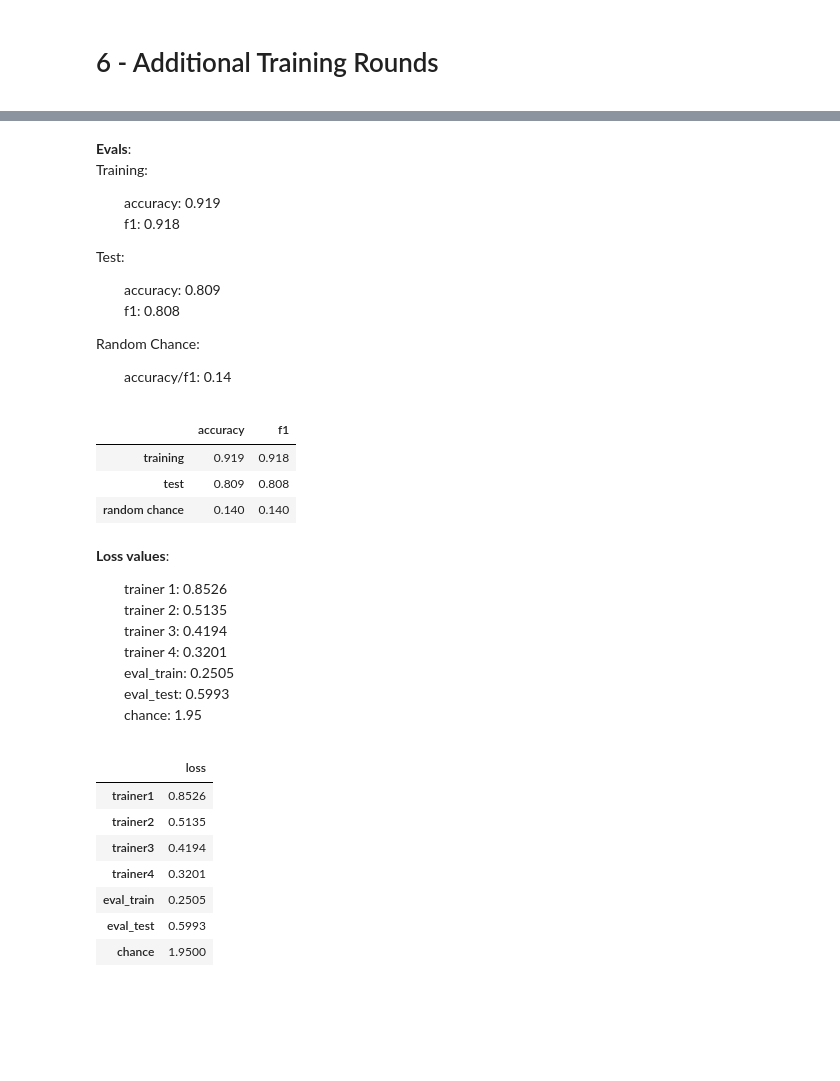
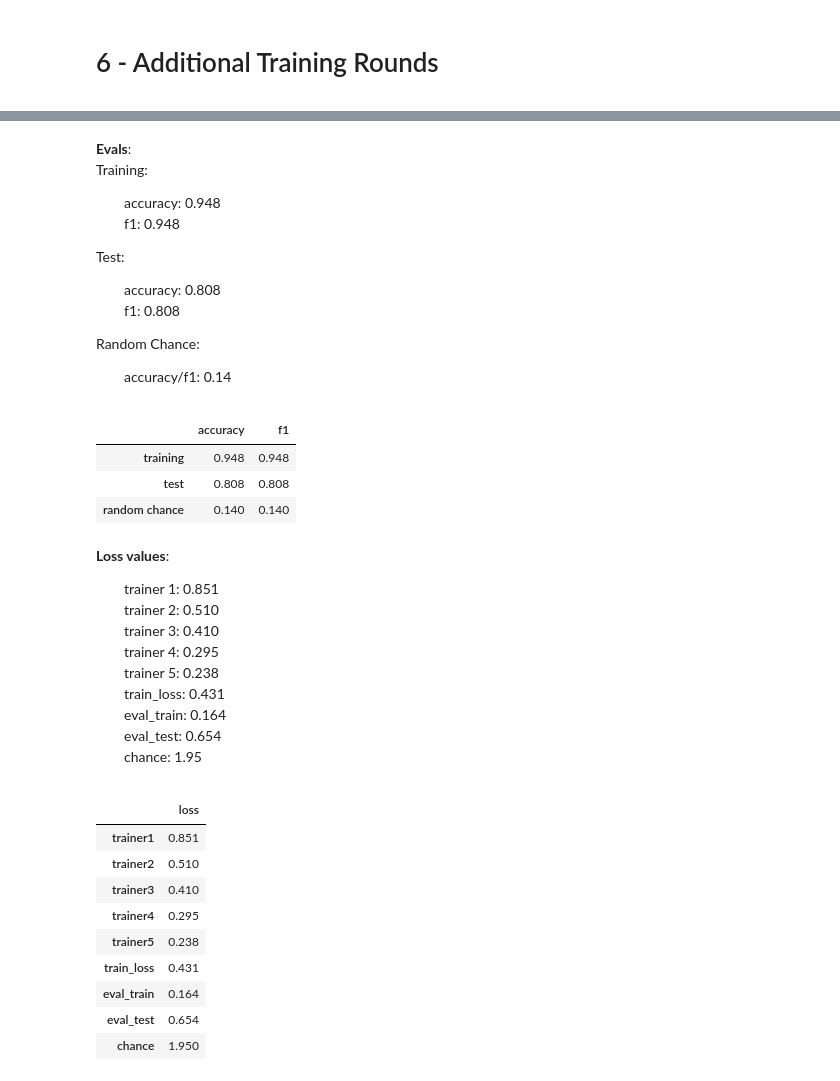
Before and after one commit to MeghanBarritt/llm-project, a Jupyter notebook: notebooks/6-Additional_Training_Rounds.ipynb, the cells around one changed output, grey strips where cells are left out. Drawn from its saved outputs; the diff is of its cells as text; code cells hidden in the pictures; blank space fills up the shorter version.

```diff
--- a/notebooks/6-Additional_Training_Rounds.ipynb
+++ b/notebooks/6-Additional_Training_Rounds.ipynb
@@ -150,43 +131,47 @@ plt.xticks([])
 # %% [markdown]
 **Evals**:<br>
 Training:<ul>
-accuracy: 0.919<br>
-f1: 0.918</ul>
+accuracy: 0.948<br>
+f1: 0.948</ul>
 
 Test:<ul>
-accuracy: 0.809<br>
+accuracy: 0.808<br>
 f1: 0.808</ul>
 
 Random Chance:<ul>
 accuracy/f1: 0.14
 # %%
-evals_7 = {'training':[0.919,0.918],'test':[0.809,0.808],'random chance':[0.14,0.14]}
+evals_7 = {'training':[0.948,0.948],'test':[0.808,0.808],'random chance':[0.14,0.14]}
 metrics_7 = pd.DataFrame.from_dict(evals_7,orient='index',columns=['accuracy','f1'])
 metrics_7
 # %% [output]
 |  | accuracy | f1 |
-| training | 0.919 | 0.918 |
-| test | 0.809 | 0.808 |
+| training | 0.948 | 0.948 |
+| test | 0.808 | 0.808 |
 | random chance | 0.140 | 0.140 |
 # %% [markdown]
 **Loss values**:<ul>
-trainer 1: 0.8526<br>
-trainer 2: 0.5135<br>
-trainer 3: 0.4194<br>
-trainer 4: 0.3201<br>
-eval_train: 0.2505<br>
-eval_test: 0.5993<br>
-chance: 1.95<br>
+trainer 1: 0.851<br>
+trainer 2: 0.510<br>
+trainer 3: 0.410<br>
+trainer 4: 0.295<br>
+trainer 5: 0.238<br>
+train_loss: 0.431<br>
+eval_train: 0.164<br>
+eval_test: 0.654<br>
+chance: 1.95
 # %%
-data_7 = {'trainer1':[0.8526],'trainer2':[0.5135],'trainer3':[0.4194],'trainer4':[0.3201],'eval_train':[0.2505],'eval_test':[0.5993],'chance':[1.95]}
-losses_7 = pd.DataFrame.from_dict(data_7,orient='index',columns=['loss'])
+values_7 = {'trainer1':[0.851],'trainer2':[0.510],'trainer3':[0.410],'trainer4':[0.295], 'trainer5':[0.238], 'train_loss':[0.431],'eval_train':[0.164],'eval_test':[0.654],'chance':[1.95]}
+losses_7 = pd.DataFrame.from_dict(values_7,orient='index',columns=['loss'])
 losses_7
 # %% [output]
 |  | loss |
-| trainer1 | 0.8526 |
-| trainer2 | 0.5135 |
-| trainer3 | 0.4194 |
-| trainer4 | 0.3201 |
-| eval_train | 0.2505 |
-| eval_test | 0.5993 |
-| chance | 1.9500 |
+| trainer1 | 0.851 |
+| trainer2 | 0.510 |
+| trainer3 | 0.410 |
+| trainer4 | 0.295 |
+| trainer5 | 0.238 |
+| train_loss | 0.431 |
+| eval_train | 0.164 |
+| eval_test | 0.654 |
+| chance | 1.950 |
```
Also changed, not shown: parts of 31 cells of this notebook, 9 other files.
